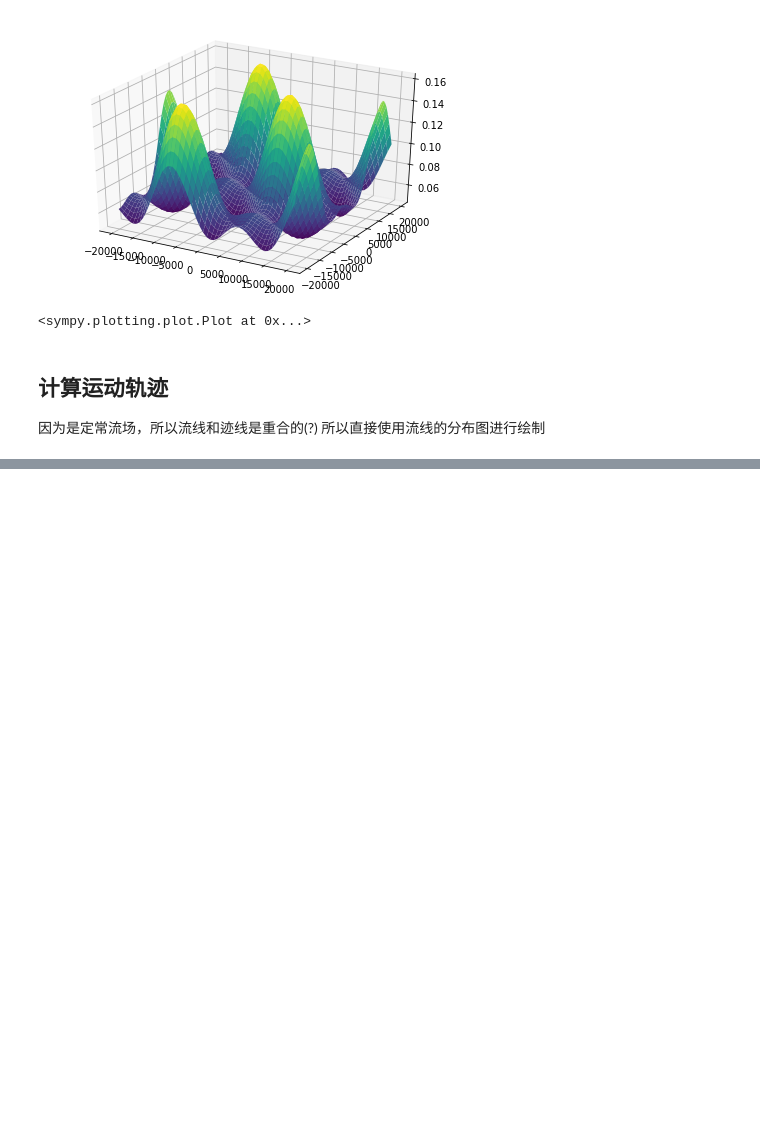
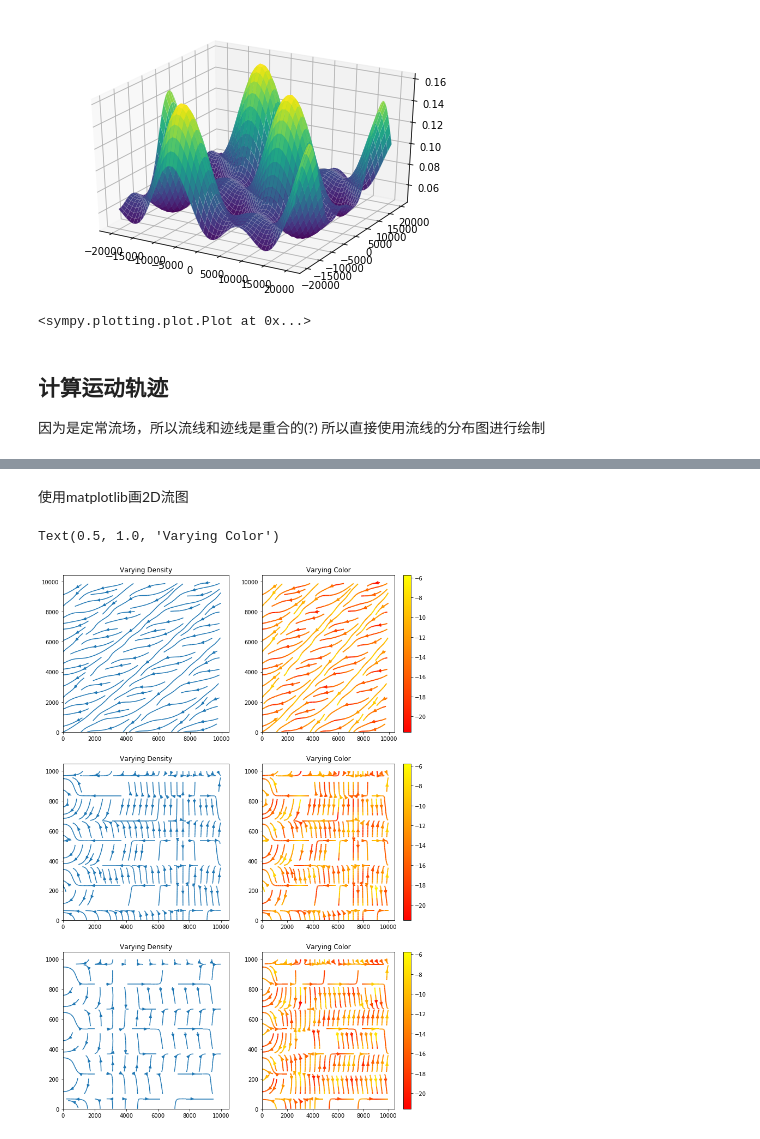
Before and after one commit to dozerlcl/assignments_2020_nju_meteorology, a Jupyter notebook: dynamic/P1_wind_simplify.ipynb, the cells around one changed output, grey strips where cells are left out. Cells and saved outputs as stored; diff of their text form; code cells hidden in the pictures; blank space fills up the shorter version.

```diff
--- a/dynamic/P1_wind_simplify.ipynb
+++ b/dynamic/P1_wind_simplify.ipynb
@@ -168,0 +115,71 @@ u_d_res = u_d.subs({x:x_diff}).subs({k:sym.pi/h,l:sym.pi/h,m:sym.pi/h}).subs({h:
+# %%
+import numpy as np
+x_count = np.linspace(0,10000,11)
+y_count = np.linspace(0,10000,11)
+z_count = np.linspace(0,1000,11)
+N = CoordSys3D('N')
+u_count = V_allin_count.dot(N.i)
+v_count = V_allin_count.dot(N.j)
+w_count = V_allin_count.dot(N.k)
+# V_allin_count.subs({x:})
+# %%
+u_stream = np.empty([11,11,11])
+v_stream = np.empty([11,11,11])
+w_stream = np.empty([11,11,11])
+for xind,xin in enumerate(np.linspace(0,100000,11)):
+    for yind,yin in enumerate(np.linspace(0,100000,11)):
+        for zind,zin in enumerate(np.linspace(0,10000,11)):
+            u_stream[xind,yind,zind] = u_count.subs({x:xin,y:yin,z:zin}).evalf()
+            v_stream[xind,yind,zind] = v_count.subs({x:xin,y:yin,z:zin}).evalf()
+            w_stream[xind,yind,zind] = w_count.subs({x:xin,y:yin,z:zin}).evalf()
+# %% [markdown]
+使用matplotlib画2D流图
+# %%
+import numpy as np
+import matplotlib.pyplot as plt
+import matplotlib.gridspec as gridspec
+
+w = 3
+Y, X = np.mgrid[-w:w:100j, -w:w:100j]
+U = -1 - X**2 + Y
+V = 1 + X - Y**2
+speed = np.sqrt(U**2 + V**2)
+
+fig = plt.figure(figsize=(12, 18))
+gs = gridspec.GridSpec(nrows=3, ncols=2)
+
+#  Varying density along a streamline
+ax0 = fig.add_subplot(gs[0, 0])
+ax0.streamplot(x_count, y_count, u_stream[:,:,2], v_stream[:,:,2])
+ax0.set_title('Varying Density')
+
+# Varying color along a streamline
+ax1 = fig.add_subplot(gs[0, 1])
+strm = ax1.streamplot(x_count, y_count, u_stream[:,:,2], v_stream[:,:,2], color=u_stream[:,:,2], linewidth=2, cmap='autumn')
+fig.colorbar(strm.lines)
+ax1.set_title('Varying Color')
+
+#  Varying density along a streamline
+ax2 = fig.add_subplot(gs[1, 0])
+ax2.streamplot(x_count, z_count, u_stream[:,0,:], w_stream[:,0,:])
+ax2.set_title('Varying Density')
+
+# Varying color along a streamline
+ax3 = fig.add_subplot(gs[1, 1])
+strm = ax3.streamplot(x_count, z_count, u_stream[:,0,:], w_stream[:,0,:], color=u_stream[:,:,2], linewidth=2, cmap='autumn')
+fig.colorbar(strm.lines)
+ax3.set_title('Varying Color')
+
+#  Varying density along a streamline
+ax4 = fig.add_subplot(gs[2, 0])
+ax4.streamplot(y_count, z_count, v_stream[0,:,:], w_stream[0,:,:], density=[0.5, 1])
+ax4.set_title('Varying Density')
+
+# Varying color along a streamline
+ax5 = fig.add_subplot(gs[2, 1])
+strm = ax5.streamplot(y_count, z_count, v_stream[0,:,:], w_stream[0,:,:], color=u_stream[:,:,2], linewidth=2, cmap='autumn')
+fig.colorbar(strm.lines)
+ax5.set_title('Varying Color')
+# %% [output]
+Text(0.5, 1.0, 'Varying Color')
+[figure, added]
```
Also changed, not shown: parts of 28 cells of this notebook, 1 other file.
